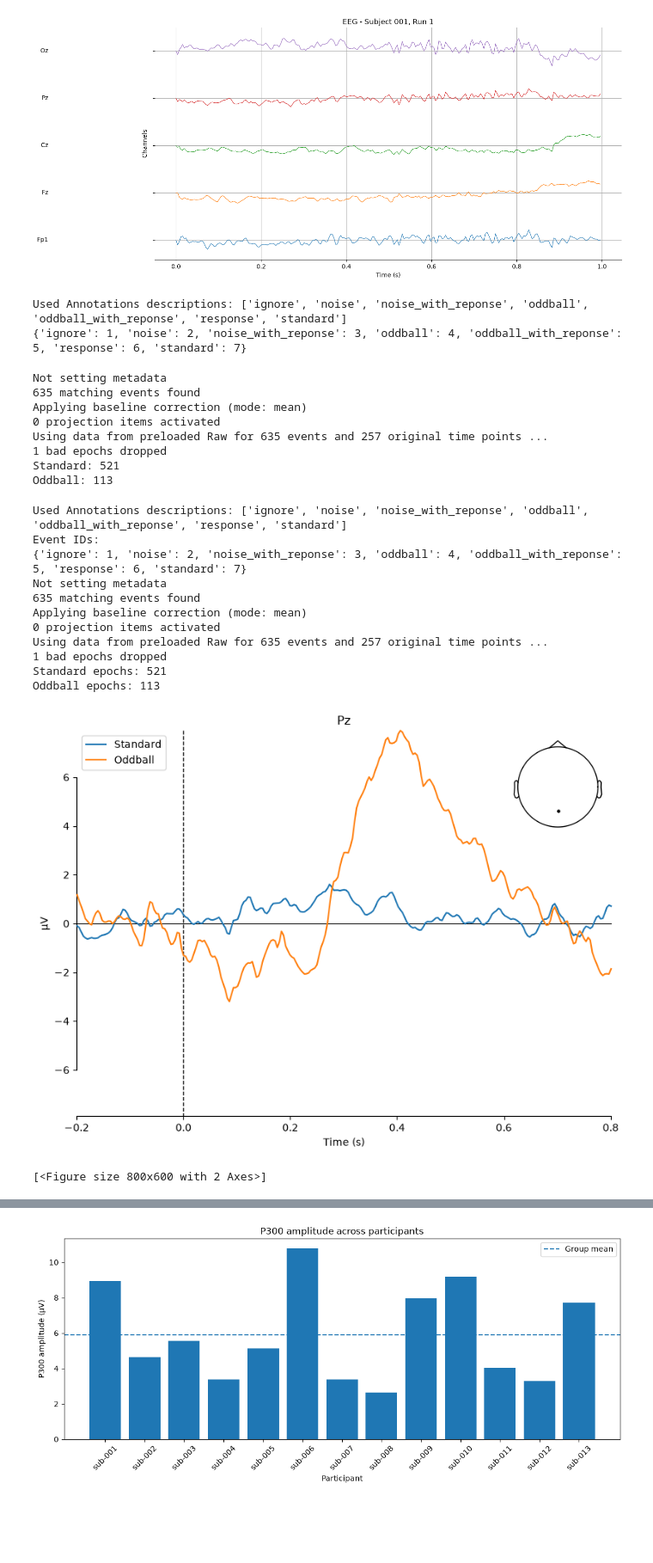
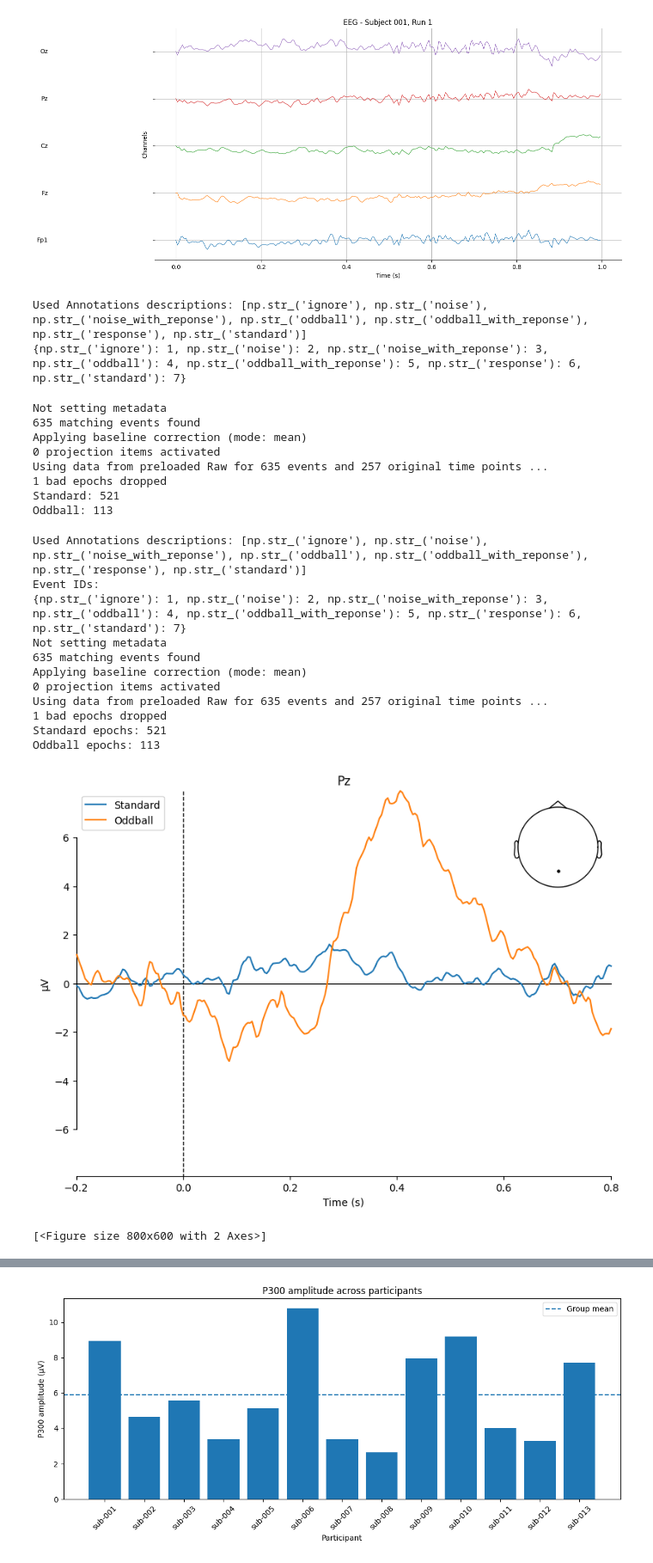
Before and after one commit to fafou7UBC/EEG_project, a Jupyter notebook: project1_openneuro/notebooks/02_erp_p300.ipynb, the cells around one changed output, grey strips where cells are left out. Shown at 86% size. Saved outputs shown, nothing was run; the diff lists cells and outputs as text; code cells hidden in the pictures; blank space fills up the shorter version.

```diff
--- a/project1_openneuro/notebooks/02_erp_p300.ipynb
+++ b/project1_openneuro/notebooks/02_erp_p300.ipynb
@@ -111,13 +209,47 @@ plt.show()
 # %% [output]
 [figure]
 # %%
+import sys
+from pathlib import Path
+
+for candidate in [Path.cwd(), *Path.cwd().parents]:
+    if (candidate / "project1_openneuro" / "data_access.py").is_file():
+        sys.path.insert(0, str(candidate))
+        break
+    if (candidate / "data_access.py").is_file():
+        sys.path.insert(0, str(candidate.parent))
+        break
+else:
+    raise FileNotFoundError("Could not locate project1_openneuro/data_access.py")
+
+from project1_openneuro.data_access import ensure_dataset
+
+DATA_ROOT = ensure_dataset()
+
 events, event_id = mne.events_from_annotations(raw_clean)
 
 print(event_id)
 # %% [output]
-Used Annotations descriptions: ['ignore', 'noise', 'noise_with_reponse', 'oddball', 'oddball_with_reponse', 'response', 'standard']
-{'ignore': 1, 'noise': 2, 'noise_with_reponse': 3, 'oddball': 4, 'oddball_with_reponse': 5, 'response': 6, 'standard': 7}
+Used Annotations descriptions: [np.str_('ignore'), np.str_('noise'), np.str_('noise_with_reponse'), np.str_('oddball'), np.str_('oddball_with_reponse'), np.str_('response'), np.str_('standard')]
+{np.str_('ignore'): 1, np.str_('noise'): 2, np.str_('noise_with_reponse'): 3, np.str_('oddball'): 4, np.str_('oddball_with_reponse'): 5, np.str_('response'): 6, np.str_('standard'): 7}
 # %%
+import sys
+from pathlib import Path
+
+for candidate in [Path.cwd(), *Path.cwd().parents]:
+    if (candidate / "project1_openneuro" / "data_access.py").is_file():
+        sys.path.insert(0, str(candidate))
+        break
+    if (candidate / "data_access.py").is_file():
+        sys.path.insert(0, str(candidate.parent))
+        break
+else:
+    raise FileNotFoundError("Could not locate project1_openneuro/data_access.py")
+
+from project1_openneuro.data_access import ensure_dataset
+
+DATA_ROOT = ensure_dataset()
+
 epochs = mne.Epochs(
     raw_clean,
     events,
@@ -144,6 +276,23 @@ Using data from preloaded Raw for 635 events and 257 original time points ...
 Standard: 521
 Oddball: 113
 # %%
+import sys
+from pathlib import Path
+
+for candidate in [Path.cwd(), *Path.cwd().parents]:
+    if (candidate / "project1_openneuro" / "data_access.py").is_file():
+        sys.path.insert(0, str(candidate))
+        break
+    if (candidate / "data_access.py").is_file():
+        sys.path.insert(0, str(candidate.parent))
+        break
+else:
+    raise FileNotFoundError("Could not locate project1_openneuro/data_access.py")
+
+from project1_openneuro.data_access import ensure_dataset
+
+DATA_ROOT = ensure_dataset()
+
 # Convert annotations such as "standard" and "oddball"
 # into numerical event markers that MNE can use.
 events, event_id = mne.events_from_annotations(raw_clean)
@@ -170,35 +319,35 @@ epochs = mne.Epochs(
 
 # Check how many trials we have for each condition.
 print("Standard epochs:", len(epochs["standard"]))
 print("Oddball epochs:", len(epochs["oddball"]))
 
 
 # Average individual trials to obtain ERPs.
 standard_erp = epochs["standard"].average()
 oddball_erp = epochs["oddball"].average()
 
 
 # Compare standard and oddball ERPs at electrode Pz.
 mne.viz.plot_compare_evokeds(
     {
         "Standard": standard_erp,
         "Oddball": oddball_erp
     },
     picks="Pz",
     show_sensors=True
 )
 # %% [output]
-Used Annotations descriptions: ['ignore', 'noise', 'noise_with_reponse', 'oddball', 'oddball_with_reponse', 'response', 'standard']
+Used Annotations descriptions: [np.str_('ignore'), np.str_('noise'), np.str_('noise_with_reponse'), np.str_('oddball'), np.str_('oddball_with_reponse'), np.str_('response'), np.str_('standard')]
 Event IDs:
-{'ignore': 1, 'noise': 2, 'noise_with_reponse': 3, 'oddball': 4, 'oddball_with_reponse': 5, 'response': 6, 'standard': 7}
+{np.str_('ignore'): 1, np.str_('noise'): 2, np.str_('noise_with_reponse'): 3, np.str_('oddball'): 4, np.str_('oddball_with_reponse'): 5, np.str_('response'): 6, np.str_('standard'): 7}
 Not setting metadata
 635 matching events found
 Applying baseline correction (mode: mean)
 0 projection items activated
 Using data from preloaded Raw for 635 events and 257 original time points ...
 1 bad epochs dropped
 Standard epochs: 521
 Oddball epochs: 113
-[figure, old version]
+[figure, new version]
 [<Figure size 800x600 with 2 Axes>]
 # %%
```
Also changed, not shown: parts of 13 cells of this notebook, 7 other files.
